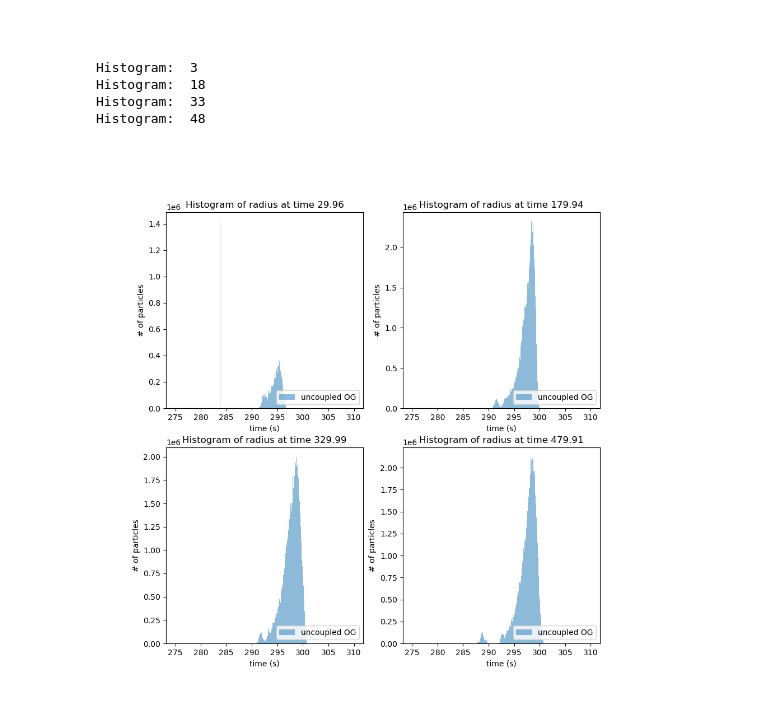
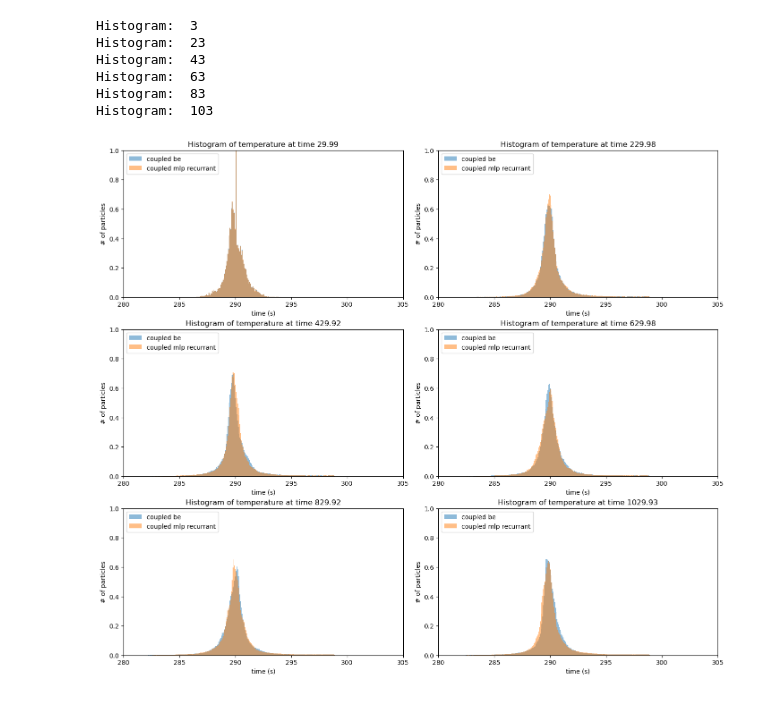
Before and after one commit to RichterLab/NTLP, a Jupyter notebook: droplet_approximation/notebooks/history_postprocessing.ipynb, the cells around one changed output. Drawn from its saved outputs; the diff is of its cells as text; code cells hidden in the pictures.

```diff
--- a/droplet_approximation/notebooks/history_postprocessing.ipynb
+++ b/droplet_approximation/notebooks/history_postprocessing.ipynb
@@ -103,15 +49,18 @@ KeyError: 'time'
+# %%
+history_files = [Dataset(history_folder + filename, mode='a') for filename in history_filenames]
+history_auxiliary_variables = [[file.variables[varname][:] for file in history_files] for varname in history_auxiliary_variable_names]
 # %%
-history_files = [Dataset(history_folder + filename, mode='a') for filename in history_filenames]
+for v in history_averaged_variables:
+    for i, file in enumerate(history_files):
+        layer_volumes = 4*(history_auxiliary_variables[2][i][1:] -  history_auxiliary_variables[2][i][:-1])
 
-for v in history_averaged_variables:
-    for file in history_files:
         variable = file.variables[v]
         if v + "_average" in file.variables.keys():
             average_variable = file.variables[v + "_average"]
         else:
             average_variable = file.createVariable(v + "_average", np.float64, ('time',))
-        average_variable[:] = np.mean(variable, axis=1)
+        average_variable[:] = (variable * layer_volumes * history_auxiliary_variables[1][i]).sum(axis=1) / history_auxiliary_variables[3][i]
 # %%
 
-history_variables = [[file.variables[varname][3:] for file in history_files] for varname in history_variable_names]
+history_variables = [[file.variables[varname][:] for file in history_files] for varname in history_variable_names]
 # %%
@@ -140,9 +89,9 @@ Text(0.5, 0.98, 'History graphs of network NTLP uncoupled 400M against its train
 # %%
-histogram_count = len(histogram_variables[0][0][1][0])//histogram_time_step + 1
+histogram_count = len(histogram_samples)
 # NOTE may note have the same number of histograms - fix later. Probably take the min across all
 
-fig, axs = plt.subplots(np.ceil(histogram_count/2.0).astype(int), 2)
-fig.set_figheight(8)
+fig, axs = plt.subplots(np.ceil(histogram_count/2.0).astype(int), 2, constrained_layout=True)
+fig.set_figheight(12)
 fig.set_figwidth(14)
 for i,sample in enumerate(histogram_samples):
     print("Histogram: ", sample)
@@ -152,8 +101,9 @@ for i,sample in enumerate(histogram_samples):
         bins = histogram_variables[0][j][0]
 
         axs[*index].hist(bins[:len(counts)],bins=bins, weights=counts, alpha=0.5)
-    axs[*index].legend(history_names, loc="upper right")
+    axs[*index].legend(history_names, loc="upper left")
+    #axs[*index].axvspan(-4.2757, 0, facecolor='lightgray', alpha=0.8)
     axs[*index].set_title(f"Histogram of radius at time {histogram_times[0][sample]:.2f}")
-    axs[*index].set(xlabel="time (s)", ylabel="# of particles", xlim=(-6.5,-4.0))
+    axs[*index].set(xlabel="time (s)", ylabel="# of particles", xlim=(-7,-4.0), ylim=(0.0,22000000))
 # %% [output]
 Histogram:  3
@@ -164,27 +116,27 @@ Histogram:  48
-# %% [markdown]
-####
 # %%
-fig, axs = plt.subplots(np.ceil(len(histogram_samples)/2.0).astype(int), 2)
-fig.set_figheight(10)
-fig.set_figwidth(10)
+fig, axs = plt.subplots(np.ceil(len(histogram_samples)/2.0).astype(int), 2, constrained_layout=True)
+fig.set_figheight(12)
+fig.set_figwidth(14)
 for i,sample in enumerate(histogram_samples):
     print("Histogram: ", sample)
     index = [i//2, i%2]
     for j in range(histogram_file_count):
         counts = histogram_variables[1][j][1][0][sample]
         bins = histogram_variables[1][j][0]
 
         bins = 10**bins
 
-        axs[*index].hist(bins[:len(counts)],bins=bins, weights=counts, alpha=0.5)
-    axs[*index].legend(history_names, loc="lower right")
-    axs[*index].set_title(f"Histogram of radius at time {histogram_times[0][sample]:.2f}")
-    axs[*index].set(xlabel="time (s)", ylabel="# of particles")
+        axs[*index].hist(bins[:len(counts)],bins=bins, weights=counts, alpha=0.5, density=True)
+    axs[*index].legend(history_names, loc="upper left")
+    axs[*index].set_title(f"Histogram of temperature at time {histogram_times[0][sample]:.2f}")
+    axs[*index].set(xlabel="time (s)", ylabel="# of particles", xlim=(280,305), ylim=(0.0,1.0))
 
 plt.show()
 # %% [output]
 Histogram:  3
-Histogram:  18
-Histogram:  33
-Histogram:  48
+Histogram:  23
+Histogram:  43
+Histogram:  63
+Histogram:  83
+Histogram:  103
-[figure, old version]
+[figure, new version]
```
Also changed, not shown: parts of 16 cells of this notebook, 2 other files.
